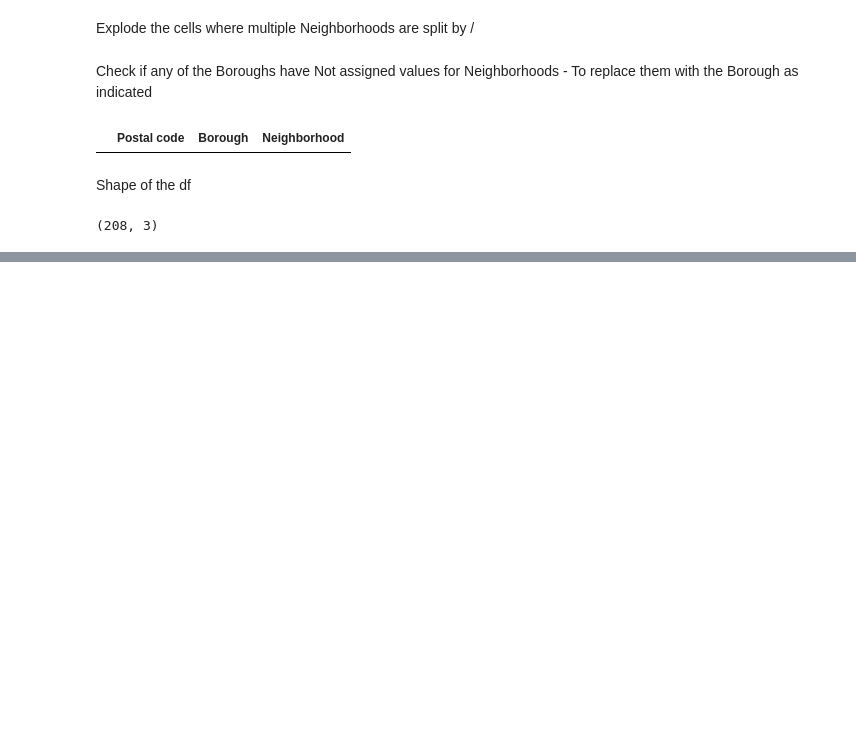
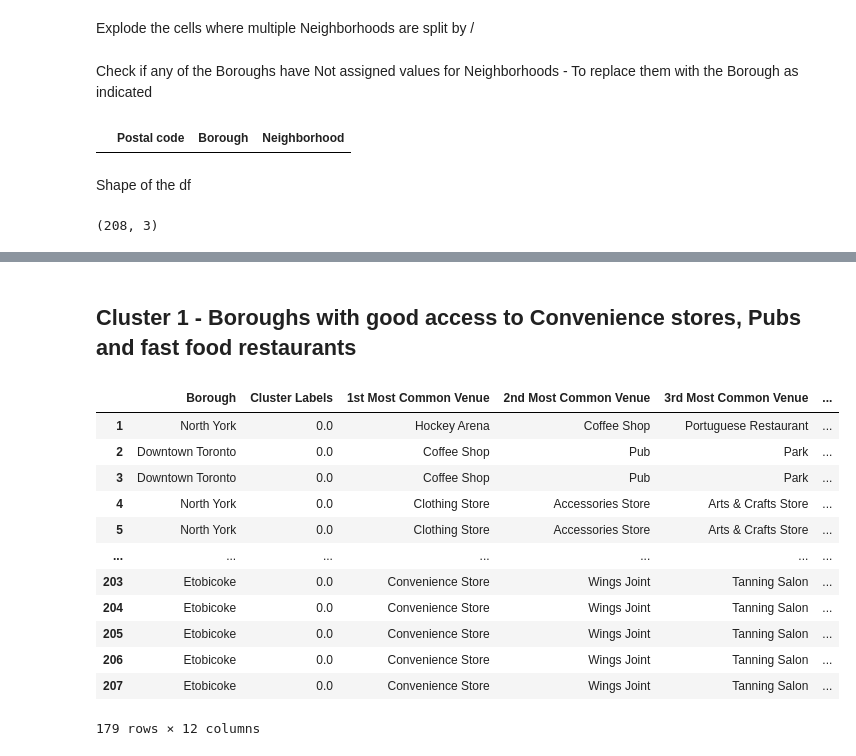
Before and after one commit to bennc2608/Coursera_Capstone, a Jupyter notebook: Coursera Capstone Project.ipynb, the cells around one changed output, grey strips where cells are left out. Drawn from its saved outputs; the diff is of its cells as text; code cells hidden in the pictures; blank space fills up the shorter version.

```diff
--- a/Coursera Capstone Project.ipynb
+++ b/Coursera Capstone Project.ipynb
@@ -36,0 +393,18 @@ df.shape
+# %% [markdown]
+## Cluster 1 - Boroughs with good access to Convenience stores, Pubs and fast food restaurants
+# %%
+toronto_merged.loc[toronto_merged['Cluster Labels'] == 0, toronto_merged.columns[[1] + list(range(5, toronto_merged.shape[1]))]]
+# %% [output]
+|  | Borough | Cluster Labels | 1st Most Common Venue | 2nd Most Common Venue | 3rd Most Common Venue | ... |
+| 1 | North York | 0.0 | Hockey Arena | Coffee Shop | Portuguese Restaurant | ... |
+| 2 | Downtown Toronto | 0.0 | Coffee Shop | Pub | Park | ... |
+| 3 | Downtown Toronto | 0.0 | Coffee Shop | Pub | Park | ... |
+| 4 | North York | 0.0 | Clothing Store | Accessories Store | Arts & Crafts Store | ... |
+| 5 | North York | 0.0 | Clothing Store | Accessories Store | Arts & Crafts Store | ... |
+| ... | ... | ... | ... | ... | ... | ... |
+| 203 | Etobicoke | 0.0 | Convenience Store | Wings Joint | Tanning Salon | ... |
+| 204 | Etobicoke | 0.0 | Convenience Store | Wings Joint | Tanning Salon | ... |
+| 205 | Etobicoke | 0.0 | Convenience Store | Wings Joint | Tanning Salon | ... |
+| 206 | Etobicoke | 0.0 | Convenience Store | Wings Joint | Tanning Salon | ... |
+| 207 | Etobicoke | 0.0 | Convenience Store | Wings Joint | Tanning Salon | ... |
+179 rows × 12 columns
```
Also changed, not shown: parts of 36 cells of this notebook.
